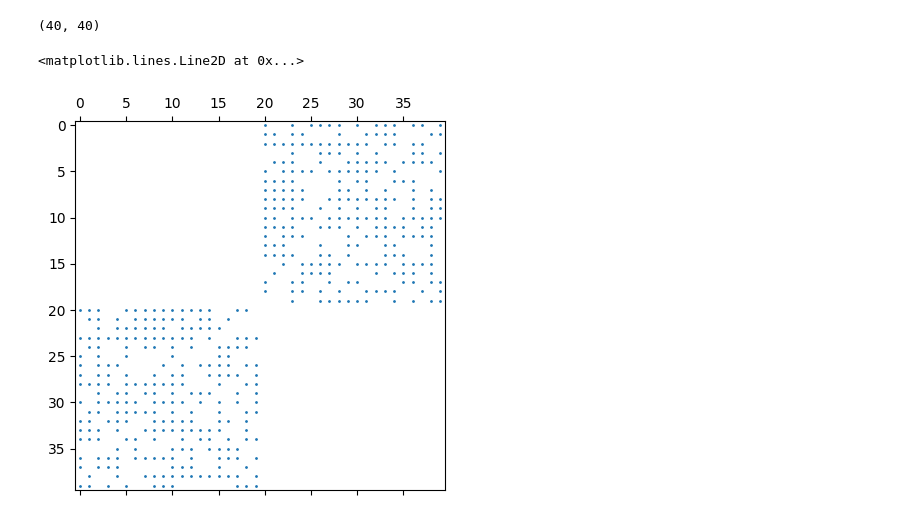
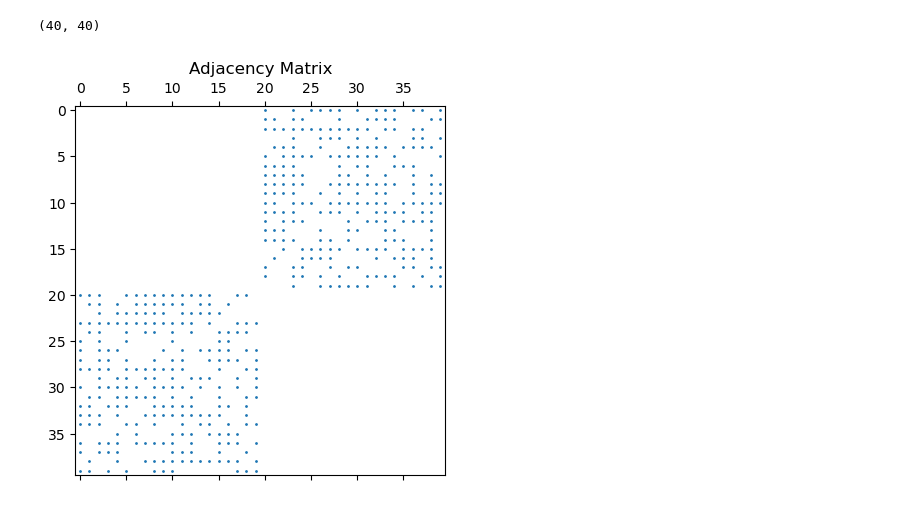
Before and after one commit to GregorySchwing/MatchingInPython, a Jupyter notebook: MonteCarloMatching.ipynb, the cells around one changed output. Saved outputs shown, nothing was run; the diff lists cells and outputs as text; code cells hidden in the pictures.

Commit message:
added figures and text

```diff
--- a/MonteCarloMatching.ipynb
+++ b/MonteCarloMatching.ipynb
@@ -32,11 +74,12 @@ print(mat.shape)
 # %%
 import numpy as np
 import scipy as sp
 import scipy.sparse
 from scipy.sparse import csc_matrix
 import matplotlib.pyplot as plt
 %matplotlib inline
 plt.spy(mat, aspect='equal', marker='.', markersize=2)
+plt.title("Adjacency Matrix")
+plt.show()
 # %% [output]
-<matplotlib.lines.Line2D at 0x...>
-[figure, old version]
+[figure, new version]
```
Also changed, not shown: parts of 20 cells of this notebook.
